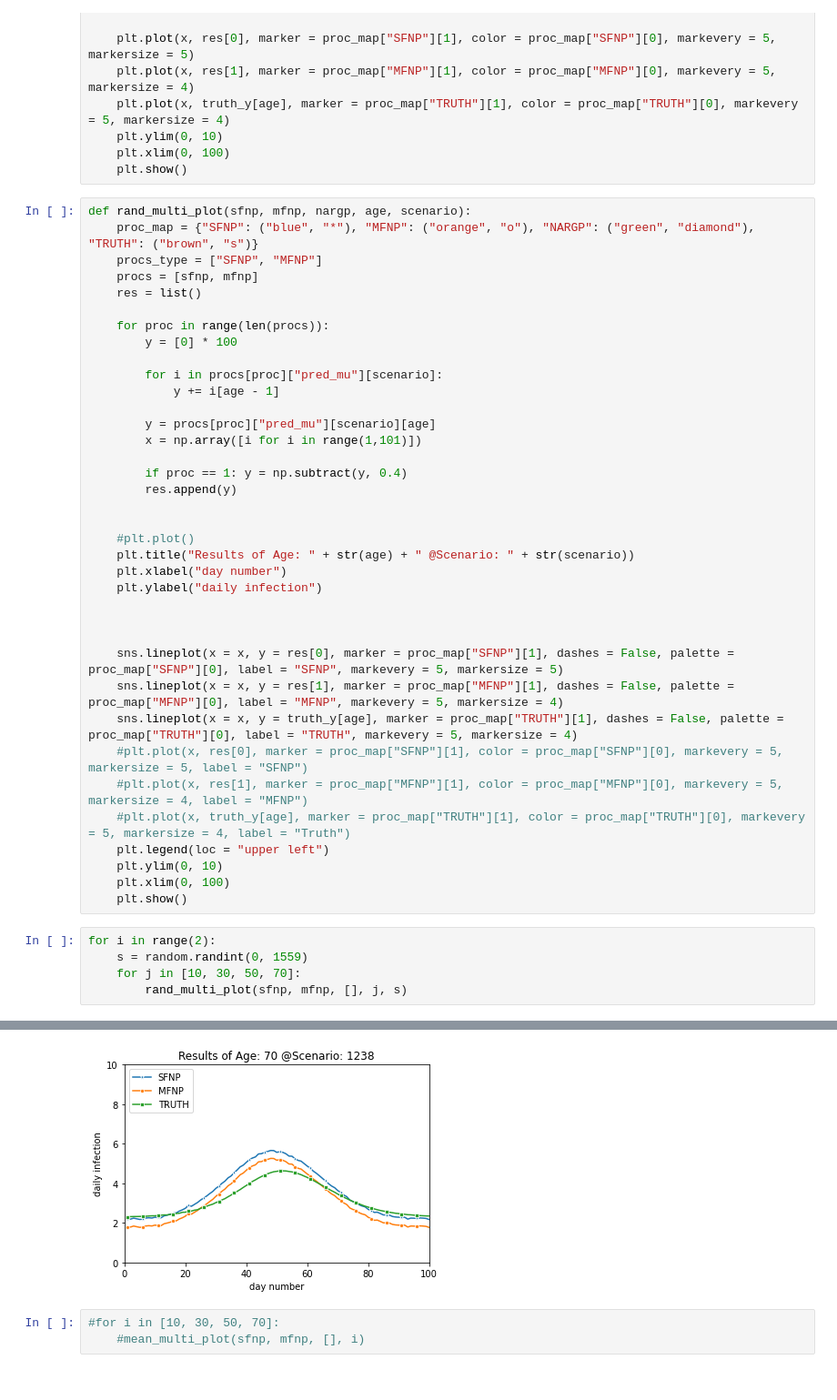
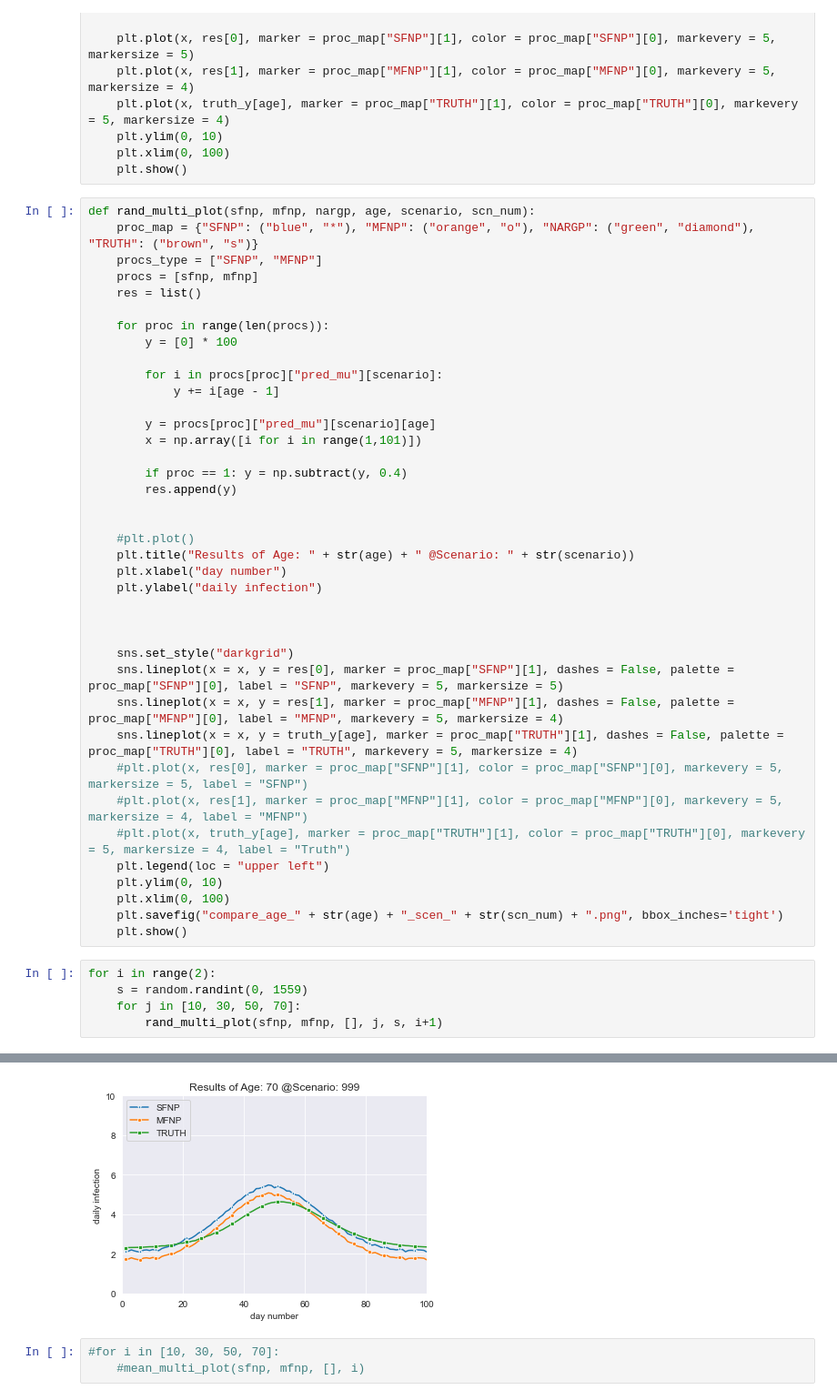
Before and after one commit to apatankar22/hier-neural-proc, a Jupyter notebook: notebooks/visualization.ipynb, the cells around one changed output, grey strips where cells are left out. Shown at 91% size. Saved outputs shown, nothing was run; the diff lists cells and outputs as text.

Commit message:
saved plots

```diff
--- a/notebooks/visualization.ipynb
+++ b/notebooks/visualization.ipynb
@@ -90,7 +90,7 @@ def mean_multi_plot(sfnp, mfnp, nargp, age):
     plt.xlim(0, 100)
     plt.show()
 # %%
-def rand_multi_plot(sfnp, mfnp, nargp, age, scenario):
+def rand_multi_plot(sfnp, mfnp, nargp, age, scenario, scn_num):
     proc_map = {"SFNP": ("blue", "*"), "MFNP": ("orange", "o"), "NARGP": ("green", "diamond"), "TRUTH": ("brown", "s")}
     procs_type = ["SFNP", "MFNP"]
     procs = [sfnp, mfnp]
@@ -116,6 +116,7 @@ def rand_multi_plot(sfnp, mfnp, nargp, age, scenario):
 
 
 
+    sns.set_style("darkgrid")
     sns.lineplot(x = x, y = res[0], marker = proc_map["SFNP"][1], dashes = False, palette = proc_map["SFNP"][0], label = "SFNP", markevery = 5, markersize = 5)
     sns.lineplot(x = x, y = res[1], marker = proc_map["MFNP"][1], dashes = False, palette = proc_map["MFNP"][0], label = "MFNP", markevery = 5, markersize = 4)
     sns.lineplot(x = x, y = truth_y[age], marker = proc_map["TRUTH"][1], dashes = False, palette = proc_map["TRUTH"][0], label = "TRUTH", markevery = 5, markersize = 4)
@@ -125,10 +126,11 @@ def rand_multi_plot(sfnp, mfnp, nargp, age, scenario):
     plt.legend(loc = "upper left")
     plt.ylim(0, 10)
     plt.xlim(0, 100)
+    plt.savefig("compare_age_" + str(age) + "_scen_" + str(scn_num) + ".png", bbox_inches='tight')
     plt.show()
 # %%
 for i in range(2):
     s = random.randint(0, 1559)
     for j in [10, 30, 50, 70]:
-        rand_multi_plot(sfnp, mfnp, [], j, s)
+        rand_multi_plot(sfnp, mfnp, [], j, s, i+1)
 # %% [output]
@@ -142,4 +144,4 @@ for i in range(2):
-[figure, old version]
+[figure, new version]
 # %%
 #for i in [10, 30, 50, 70]:
     #mean_multi_plot(sfnp, mfnp, [], i)
```
Also changed, not shown: parts of 1 cell of this notebook, 10 other files.
